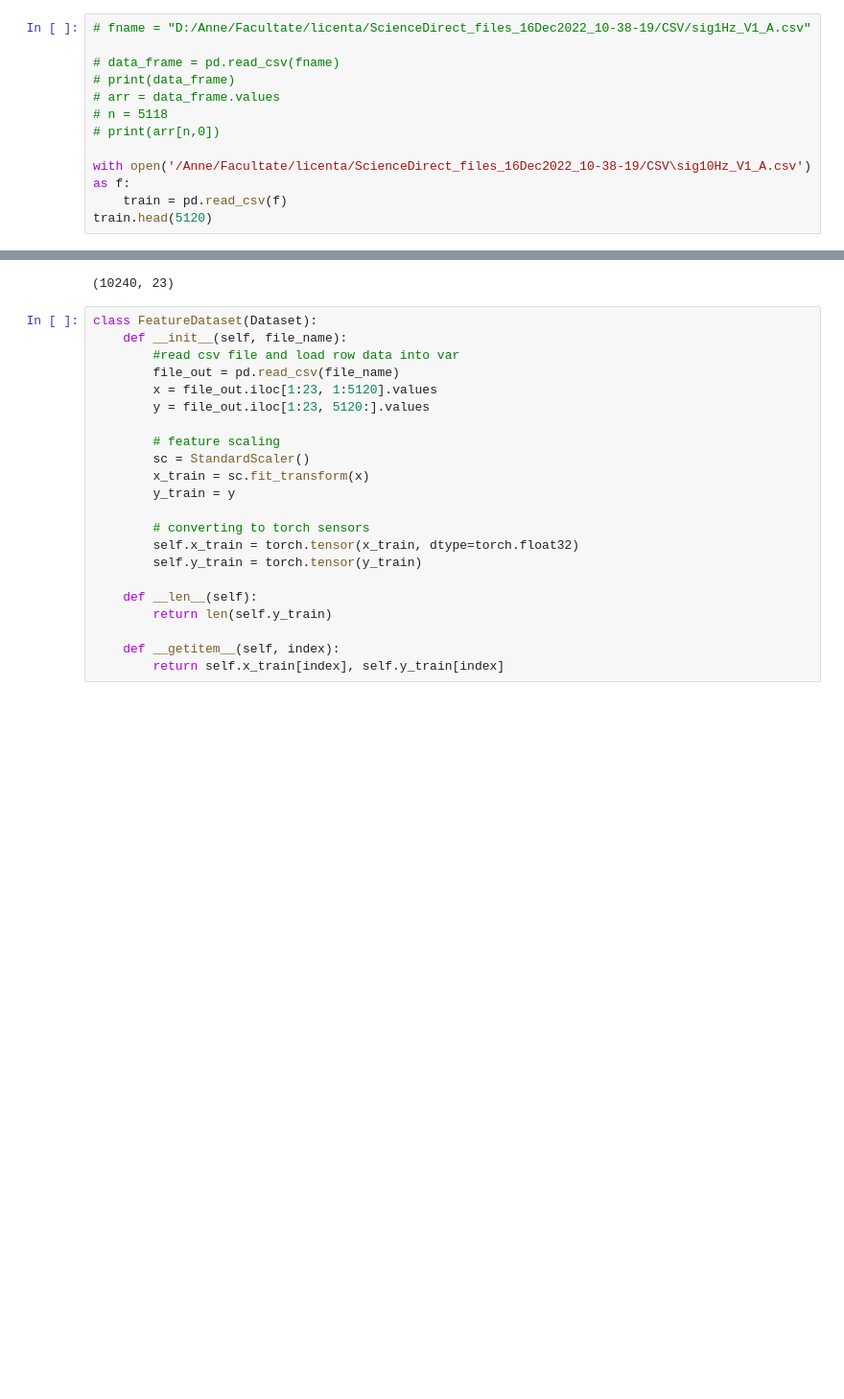
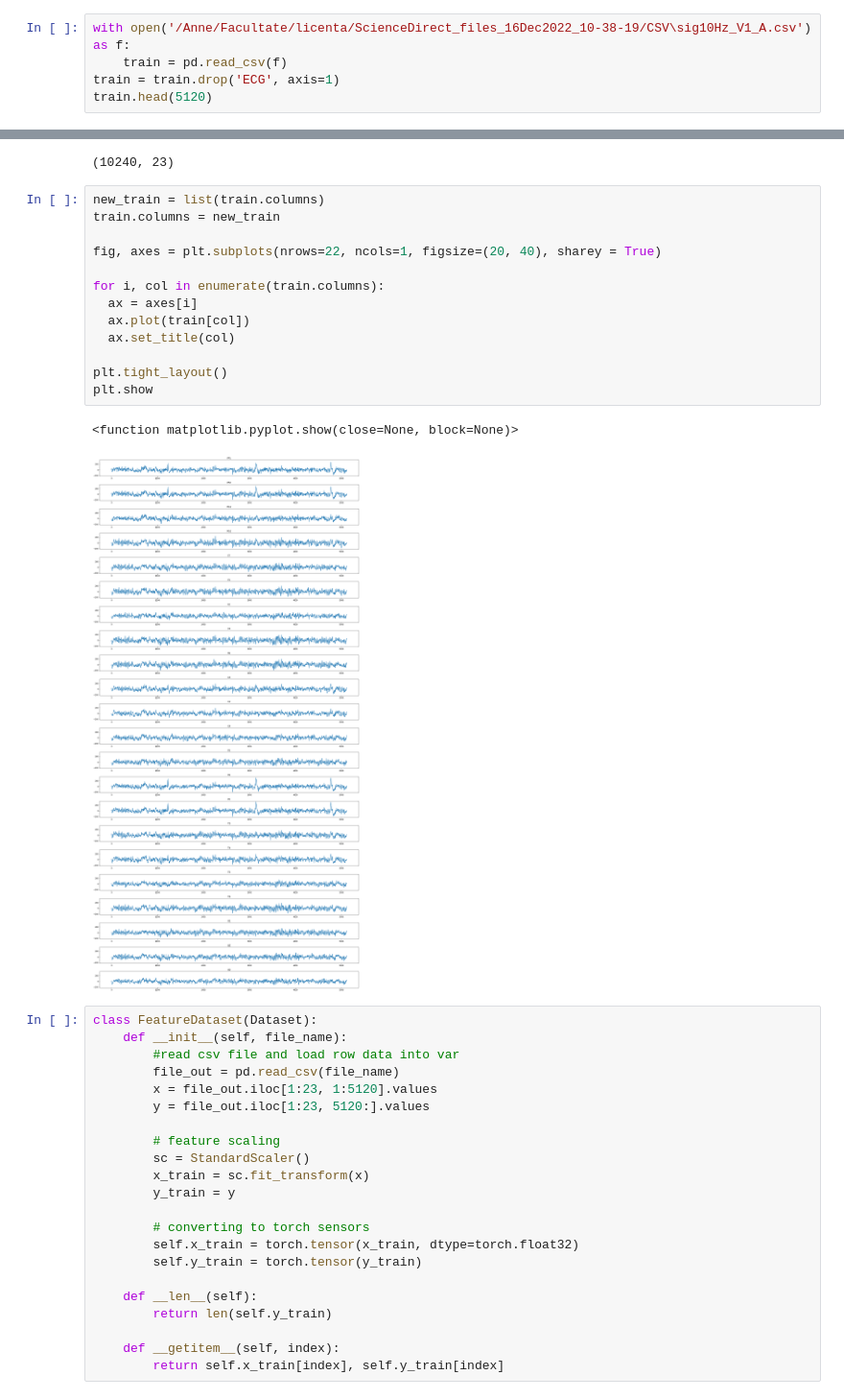
Before and after one commit to annstegaru/licenta, a Jupyter notebook: main.ipynb, the cells around one changed output, grey strips where cells are left out. Shown at 96% size. Cells and saved outputs as stored; diff of their text form; blank space fills up the shorter version.

Commit message:
elimination of ECG column

```diff
--- a/main.ipynb
+++ b/main.ipynb
@@ -67,16 +67,9 @@ torch.backends.cudnn.benchmark = True
 # print(raw.info)
 # print(raw.ch_names[:5])
 # %%
-# fname = "D:/Anne/Facultate/licenta/ScienceDirect_files_16Dec2022_10-38-19/CSV/sig1Hz_V1_A.csv"
-
-# data_frame = pd.read_csv(fname)
-# print(data_frame)
-# arr = data_frame.values
-# n = 5118
-# print(arr[n,0])
-
 with open('/Anne/Facultate/licenta/ScienceDirect_files_16Dec2022_10-38-19/CSV\sig10Hz_V1_A.csv') as f:
     train = pd.read_csv(f)
+train = train.drop('ECG', axis=1)
 train.head(5120)
 # %% [output]
 |  | FP1 | FP2 | PG1 | PG2 | F7 | F3 | F2 | F4 | F8 | C3 | ... | ... |
@@ -115,6 +109,22 @@ df = train.append(test)
 df.shape
 # %% [output]
 (10240, 23)
+# %%
+new_train = list(train.columns)
+train.columns = new_train
+
+fig, axes = plt.subplots(nrows=22, ncols=1, figsize=(20, 40), sharey = True)
+
+for i, col in enumerate(train.columns):
+  ax = axes[i]
+  ax.plot(train[col])
+  ax.set_title(col)
+
+plt.tight_layout()
+plt.show
+# %% [output]
+<function matplotlib.pyplot.show(close=None, block=None)>
+[figure, added]
 # %%
 class FeatureDataset(Dataset):
     def __init__(self, file_name):
```
Also changed, not shown: parts of 2 cells of this notebook.
